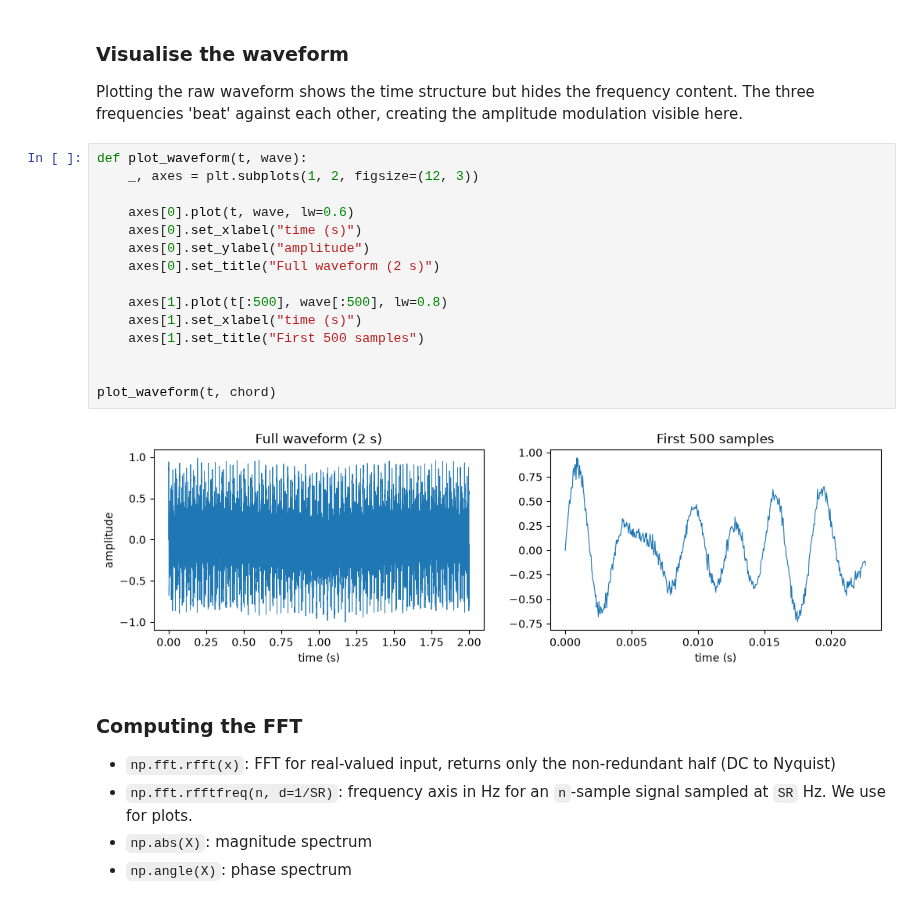
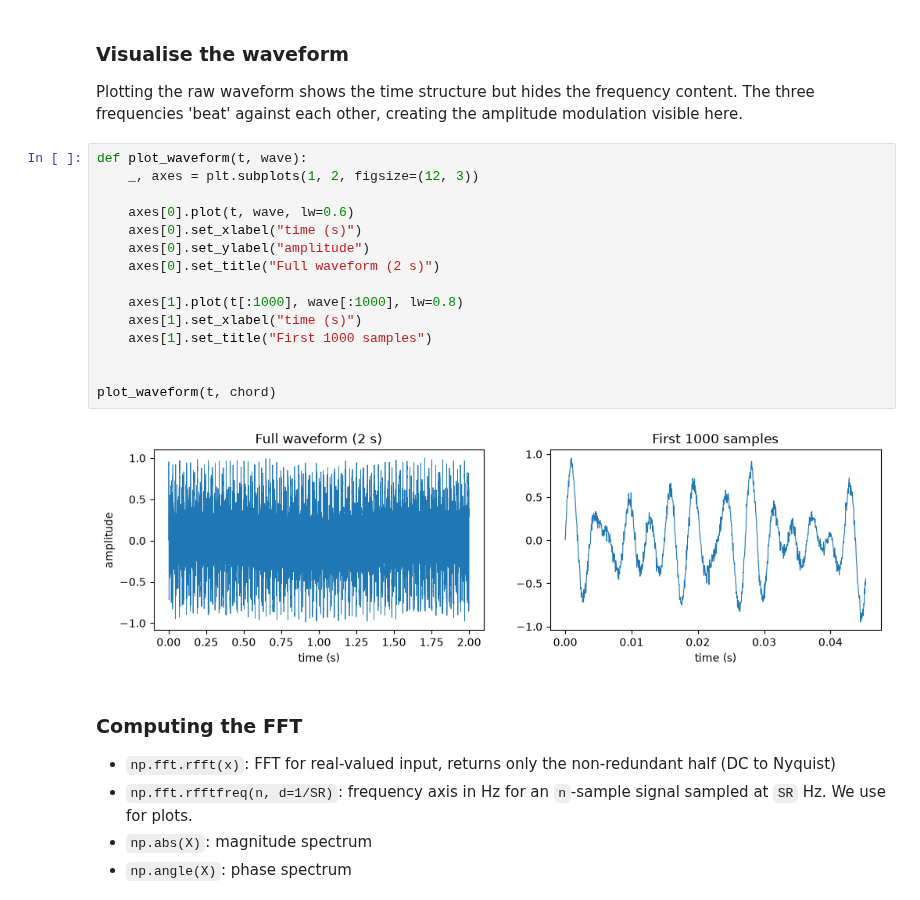
Before and after one commit to FedericoBustaffa/laboratories, a Jupyter notebook: computer_vision/lab1/fourier.ipynb, the cells around one changed output. Cells and saved outputs as stored; diff of their text form.

```diff
--- a/computer_vision/lab1/fourier.ipynb
+++ b/computer_vision/lab1/fourier.ipynb
@@ -48,20 +46,20 @@ The three frequencies 'beat' against each other, creating the amplitude modulati
 # %%
 def plot_waveform(t, wave):
     _, axes = plt.subplots(1, 2, figsize=(12, 3))
 
     axes[0].plot(t, wave, lw=0.6)
     axes[0].set_xlabel("time (s)")
     axes[0].set_ylabel("amplitude")
     axes[0].set_title("Full waveform (2 s)")
 
-    axes[1].plot(t[:500], wave[:500], lw=0.8)
+    axes[1].plot(t[:1000], wave[:1000], lw=0.8)
     axes[1].set_xlabel("time (s)")
-    axes[1].set_title("First 500 samples")
+    axes[1].set_title("First 1000 samples")
 
 
 plot_waveform(t, chord)
 # %% [output]
-[figure, old version]
+[figure, new version]
 # %% [markdown]
 ### Computing the FFT
 
```
Also changed, not shown: parts of 7 cells of this notebook.
